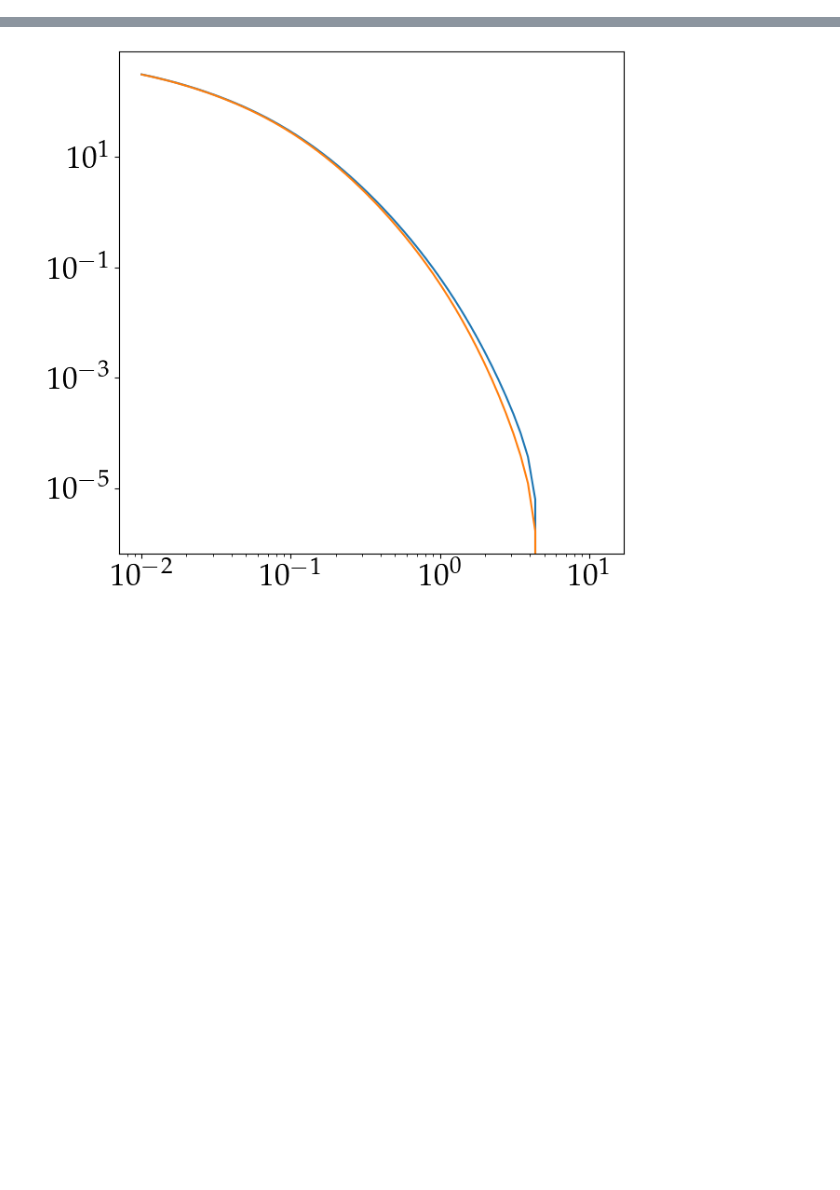
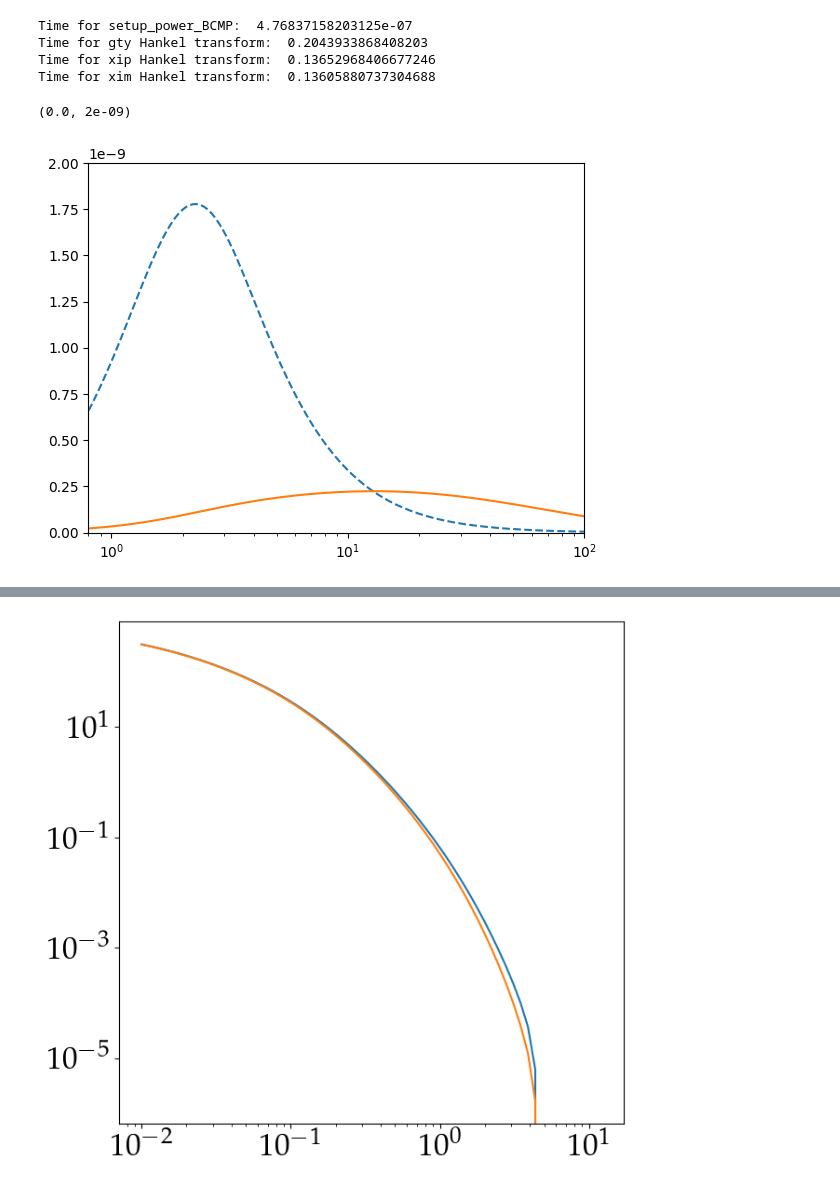
Before and after one commit to shivampcosmo/GODMAX, a Jupyter notebook: notebooks/call_BCMP_jit.ipynb, the cells around one changed output, grey strips where cells are left out. Cells and saved outputs as stored; diff of their text form; code cells hidden in the pictures; blank space fills up the shorter version.

```diff
--- a/notebooks/call_BCMP_jit.ipynb
+++ b/notebooks/call_BCMP_jit.ipynb
@@ -57,5 +62,26 @@ halo_params_dict['ellmin'], halo_params_dict['ellmax'], halo_params_dict['nell']
 halo_params_dict['sig_logc_z_array'] = np.ones(halo_params_dict['nz']) * 0.25
 halo_params_dict['mdef'] = '200c'
+# %%
+from astropy.io import fits
+df = fits.open('/mnt/home/spandey/ceph/GODMAX/data/sim_3x2pt_simulated_DV_PKproject_values_bestfit_maglim_3x2LCDM_final.fits')
+z_array = df['nz_source'].data['Z_MID']
+nz_info_dict = {}
+nz_info_dict['z_array'] = z_array
+nz_info_dict['nbins'] = 4
+nz_info_dict['nz0'] = np.maximum(df['nz_source'].data['BIN1'], 1e-3)
+nz_info_dict['nz1'] = np.maximum(df['nz_source'].data['BIN2'], 1e-3)
+nz_info_dict['nz2'] = np.maximum(df['nz_source'].data['BIN3'], 1e-3)
+nz_info_dict['nz3'] = np.maximum(df['nz_source'].data['BIN4'], 1e-3)
+analysis_dict = {}
+analysis_dict['nz_info_dict'] = nz_info_dict
+analysis_dict['do_sheary'] = True
+analysis_dict['do_shear2pt'] = True
+
+df_data = fits.open('/mnt/home/spandey/ceph/GODMAX/data/DES_ACT_full_data_theorycov_2.5.fits')
+theta_data = df_data['compton_shear'].data['ANG'][0:20]
+
+
+analysis_dict['angles_data_array'] = jnp.array(theta_data)
 # %%
 # from jax_cosmo import Cosmology
 # from jax_cosmo.power import linear_matter_power
@@ -110,0 +125,5 @@ fsigma = setup_power_BCMP_test.fsigma_Mz_mat[0,:]
+# %%
+from get_power_spectra import get_power_BCMP
+
+# get_power_BCMP_test = get_power_BCMP(sim_params_dict, halo_params_dict, setup_power_BCMP_test, num_points_trapz_int=64)
+get_power_BCMP_obj_test = get_power_BCMP(sim_params_dict, halo_params_dict, analysis_dict,setup_power_BCMP_obj=setup_power_BCMP_test, verbose_time=True)
@@ -110,0 +140,20 @@ fsigma = setup_power_BCMP_test.fsigma_Mz_mat[0,:]
+# %%
+from get_corr_func import get_corrfunc_BCMP
+get_corrfunc_BCMP_test = get_corrfunc_BCMP(sim_params_dict, halo_params_dict, analysis_dict, get_power_BCMP_obj=get_power_BCMP_obj_test, verbose_time=True)
+# %% [output]
+Time for setup_power_BCMP:  4.76837158203125e-07
+Time for gty Hankel transform:  0.2043933868408203
+Time for xip Hankel transform:  0.13652968406677246
+Time for xim Hankel transform:  0.13605880737304688
+# %%
+# get_power_BCMP_test.p_logc_Mz.shape
+pl.figure()
+pl.plot(get_corrfunc_BCMP_test.theta_out_arcmin, get_corrfunc_BCMP_test.gty_1h_mat[3,:], ls='--')
+pl.plot(get_corrfunc_BCMP_test.theta_out_arcmin, get_corrfunc_BCMP_test.gty_2h_mat[3,:], ls='-')
+pl.xscale('log')
+pl.xlim(0.8,100)
+pl.ylim(0.0,2e-9)
+# pl.yscale('log')
+# %% [output]
+(0.0, 2e-09)
+[figure, added]
```
Also changed, not shown: parts of 39 cells of this notebook, 6 other files.
